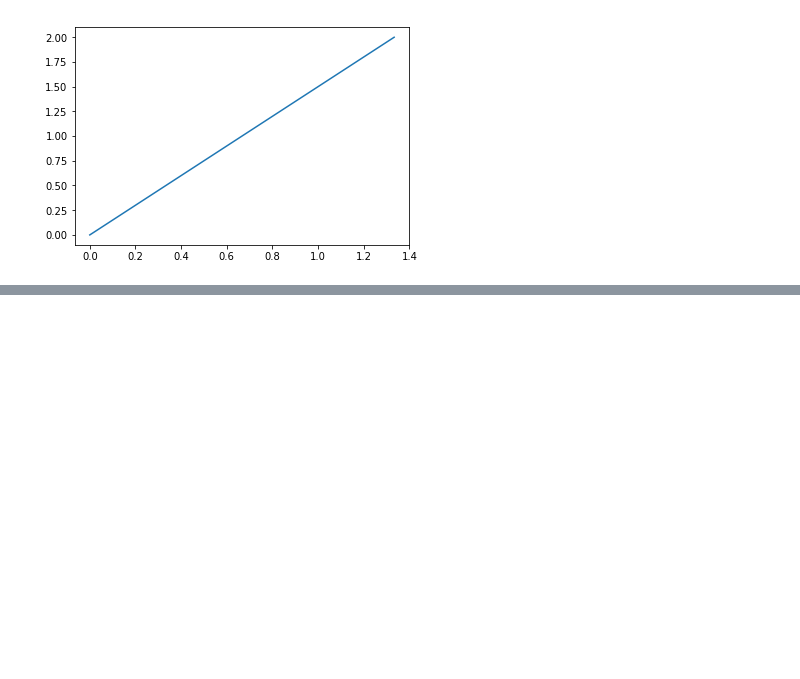
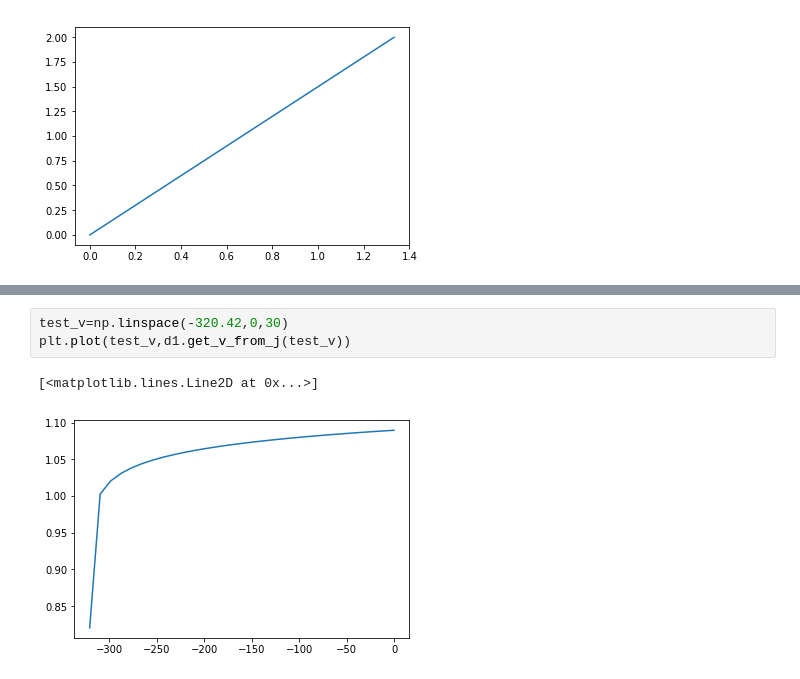
Before and after one commit to kanhua/pypvcell, a Jupyter notebook: lab/General IV solver.ipynb, the cells around one changed output, grey strips where cells are left out. Saved outputs shown, nothing was run; the diff lists cells and outputs as text; blank space fills up the shorter version.

```diff
--- a/lab/General IV solver.ipynb
+++ b/lab/General IV solver.ipynb
@@ -59,0 +107,6 @@ test_v[5]/test_c[5]
+# %%
+test_v=np.linspace(-320.42,0,30)
+plt.plot(test_v,d1.get_v_from_j(test_v))
+# %% [output]
+[<matplotlib.lines.Line2D at 0x...>]
+[figure, added]
```
Also changed, not shown: parts of 15 cells of this notebook, 2 other files.
